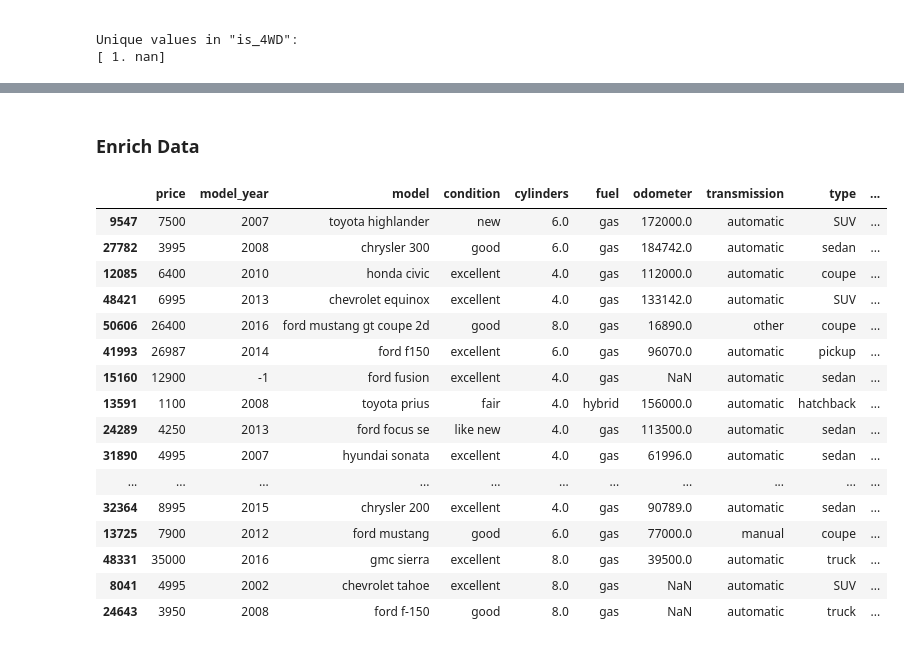
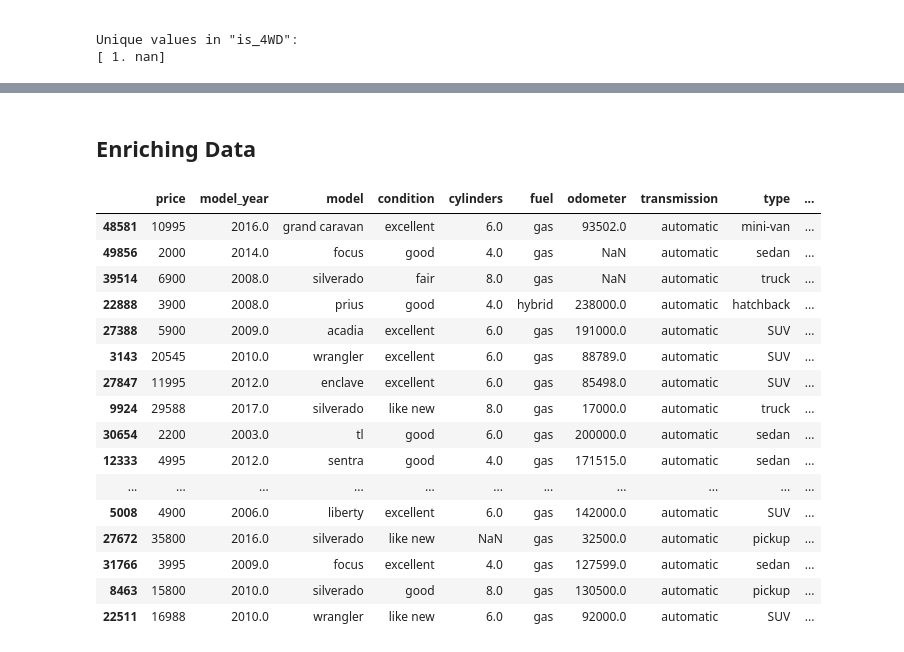
Before and after one commit to CoderCristobal/sprint_4_project, a Jupyter notebook: EDA.ipynb, the cells around one changed output, grey strips where cells are left out. Saved outputs shown, nothing was run; the diff lists cells and outputs as text; code cells hidden in the pictures.

```diff
--- a/EDA.ipynb
+++ b/EDA.ipynb
@@ -92,10 +103,7 @@ Unique values in "is_4WD":
 #Changing 'date_posted' to datetime data type
 df['date_posted'] = pd.to_datetime(df['date_posted'])
 
-#Chagning 'model_year' to int data type
-df['model_year'] = df['model_year'].fillna(-1).astype('int64')
-
-#Filling missing values in 'is_4wd' and changing to int data type
+#Filling missing values in 'is_4wd' with 0 and changing to int data type
 df['is_4wd'] = df['is_4wd'].fillna(0).astype('int64')
 df.sample(20)
 # %% [output]
@@ -118,0 +127,8 @@ df.sample(20)
+# %%
+#Cleaning model column
+df['model'] = df['model'].str.replace('f150', 'f-150')
+df['model'] = df['model'].str.replace('f250', 'f-150')
+df['model'] = df['model'].str.replace('f350', 'f-350')
+df['model'] = df['model'].str.replace('sd', 'super duty')
+
+df['model'].unique()
@@ -119,23 +153,27 @@ df.sample(20)
 # %% [markdown]
-### Enrich Data
+## Enriching Data
 # %%
+#Adding Manufacturer column from the frist word in Model string
 df['manufacturer'] = df['model'].apply(lambda x: x.split()[0])
+
+#Removing Manufacturer from Model
+df['model'] = df['model'].apply(lambda x: ' '.join(x.split()[1:]))
 df.sample(20)
 # %% [output]
 |  | price | model_year | model | condition | cylinders | fuel | odometer | transmission | type | ... |
-| 9547 | 7500 | 2007 | toyota highlander | new | 6.0 | gas | 172000.0 | automatic | SUV | ... |
-| 27782 | 3995 | 2008 | chrysler 300 | good | 6.0 | gas | 184742.0 | automatic | sedan | ... |
-| 12085 | 6400 | 2010 | honda civic | excellent | 4.0 | gas | 112000.0 | automatic | coupe | ... |
-| 48421 | 6995 | 2013 | chevrolet equinox | excellent | 4.0 | gas | 133142.0 | automatic | SUV | ... |
-| 50606 | 26400 | 2016 | ford mustang gt coupe 2d | good | 8.0 | gas | 16890.0 | other | coupe | ... |
-| 41993 | 26987 | 2014 | ford f150 | excellent | 6.0 | gas | 96070.0 | automatic | pickup | ... |
-| 15160 | 12900 | -1 | ford fusion | excellent | 4.0 | gas | NaN | automatic | sedan | ... |
-| 13591 | 1100 | 2008 | toyota prius | fair | 4.0 | hybrid | 156000.0 | automatic | hatchback | ... |
-| 24289 | 4250 | 2013 | ford focus se | like new | 4.0 | gas | 113500.0 | automatic | sedan | ... |
-| 31890 | 4995 | 2007 | hyundai sonata | excellent | 4.0 | gas | 61996.0 | automatic | sedan | ... |
+| 48581 | 10995 | 2016.0 | grand caravan | excellent | 6.0 | gas | 93502.0 | automatic | mini-van | ... |
+| 49856 | 2000 | 2014.0 | focus | good | 4.0 | gas | NaN | automatic | sedan | ... |
+| 39514 | 6900 | 2008.0 | silverado | fair | 8.0 | gas | NaN | automatic | truck | ... |
+| 22888 | 3900 | 2008.0 | prius | good | 4.0 | hybrid | 238000.0 | automatic | hatchback | ... |
+| 27388 | 5900 | 2009.0 | acadia | excellent | 6.0 | gas | 191000.0 | automatic | SUV | ... |
+| 3143 | 20545 | 2010.0 | wrangler | excellent | 6.0 | gas | 88789.0 | automatic | SUV | ... |
+| 27847 | 11995 | 2012.0 | enclave | excellent | 6.0 | gas | 85498.0 | automatic | SUV | ... |
+| 9924 | 29588 | 2017.0 | silverado | like new | 8.0 | gas | 17000.0 | automatic | truck | ... |
+| 30654 | 2200 | 2003.0 | tl | good | 6.0 | gas | 200000.0 | automatic | sedan | ... |
+| 12333 | 4995 | 2012.0 | sentra | good | 4.0 | gas | 171515.0 | automatic | sedan | ... |
 | ... | ... | ... | ... | ... | ... | ... | ... | ... | ... | ... |
-| 32364 | 8995 | 2015 | chrysler 200 | excellent | 4.0 | gas | 90789.0 | automatic | sedan | ... |
-| 13725 | 7900 | 2012 | ford mustang | good | 6.0 | gas | 77000.0 | manual | coupe | ... |
-| 48331 | 35000 | 2016 | gmc sierra | excellent | 8.0 | gas | 39500.0 | automatic | truck | ... |
-| 8041 | 4995 | 2002 | chevrolet tahoe | excellent | 8.0 | gas | NaN | automatic | SUV | ... |
-| 24643 | 3950 | 2008 | ford f-150 | good | 8.0 | gas | NaN | automatic | truck | ... |
+| 5008 | 4900 | 2006.0 | liberty | excellent | 6.0 | gas | 142000.0 | automatic | SUV | ... |
+| 27672 | 35800 | 2016.0 | silverado | like new | NaN | gas | 32500.0 | automatic | pickup | ... |
+| 31766 | 3995 | 2009.0 | focus | excellent | 4.0 | gas | 127599.0 | automatic | sedan | ... |
+| 8463 | 15800 | 2010.0 | silverado | good | 8.0 | gas | 130500.0 | automatic | pickup | ... |
+| 22511 | 16988 | 2010.0 | wrangler | like new | 6.0 | gas | 92000.0 | automatic | SUV | ... |
```
Also changed, not shown: parts of 23 cells of this notebook, 2 other files.
